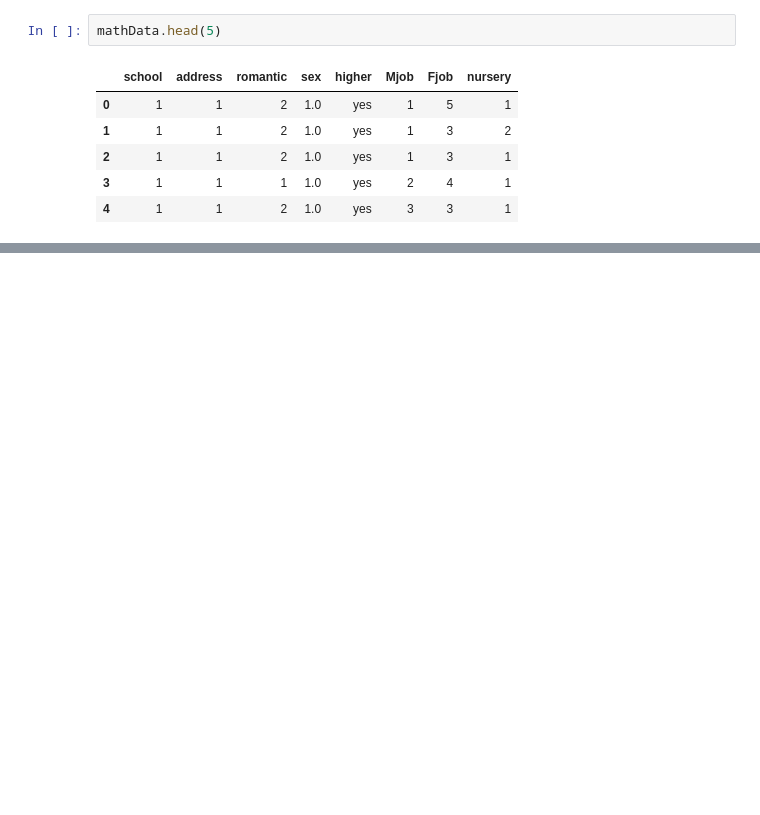
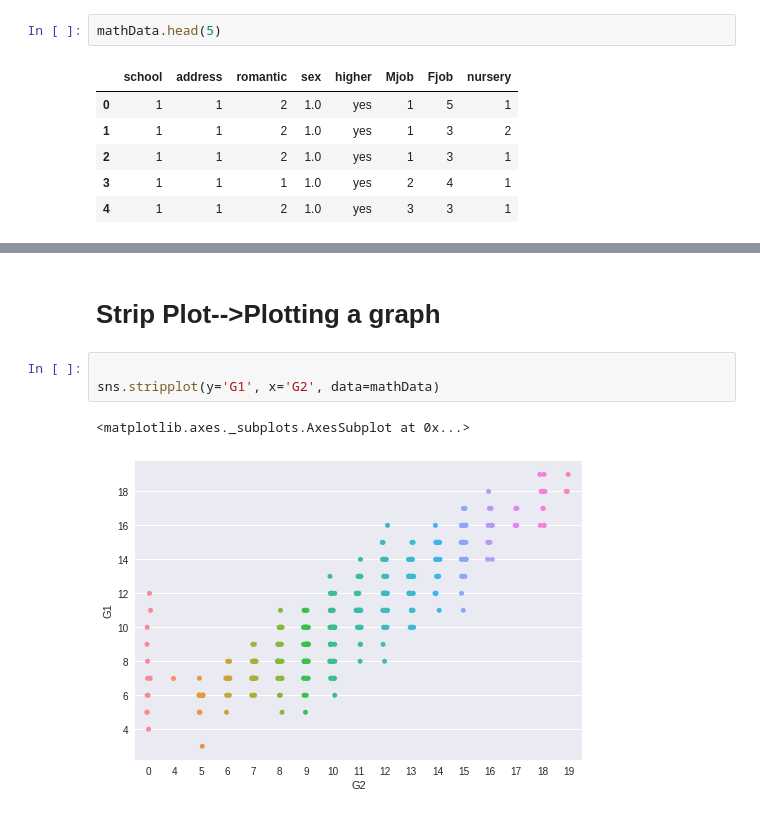
Before and after one commit to Ravneet-kaur1102/ML-Live-Session, a Jupyter notebook: 02_ExploratoryDataAnalysis.ipynb, the cells around one changed output, grey strips where cells are left out. Cells and saved outputs as stored; diff of their text form; blank space fills up the shorter version.

```diff
--- a/02_ExploratoryDataAnalysis.ipynb
+++ b/02_ExploratoryDataAnalysis.ipynb
@@ -194,0 +243,8 @@ mathData.head(5)
+# %% [markdown]
+# Strip Plot-->Plotting a graph
+# %%
+
+sns.stripplot(y='G1', x='G2', data=mathData)
+# %% [output]
+<matplotlib.axes._subplots.AxesSubplot at 0x...>
+[figure, added]
```
Also changed, not shown: parts of 20 cells of this notebook.
